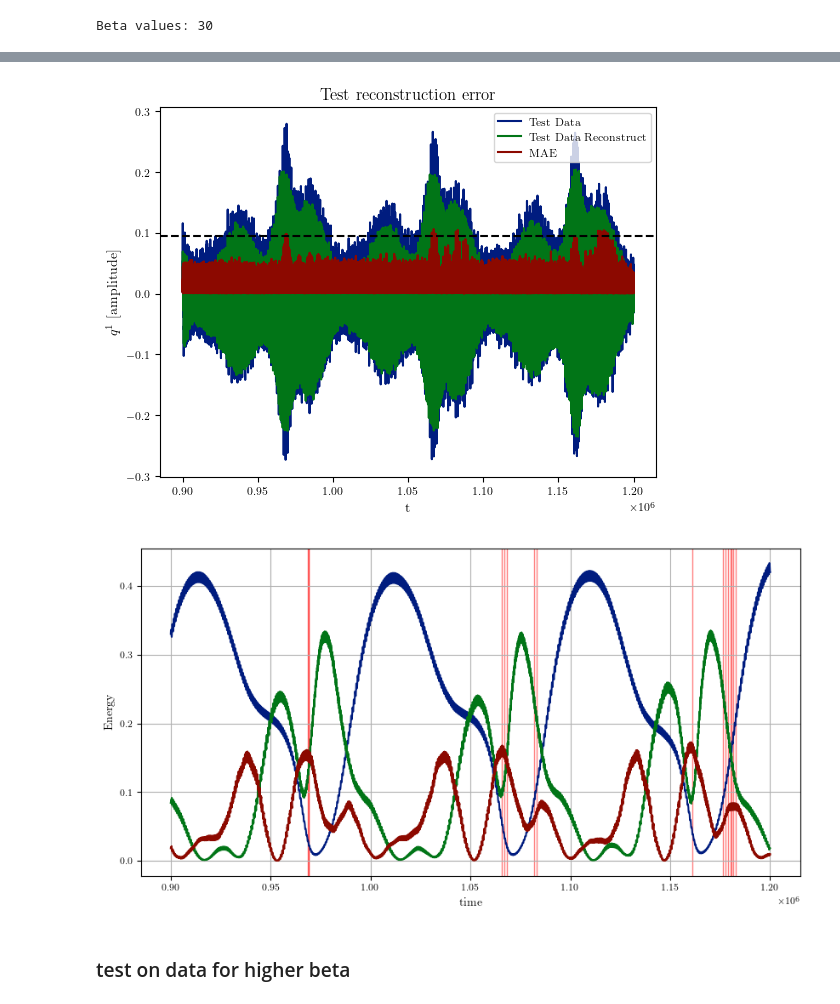
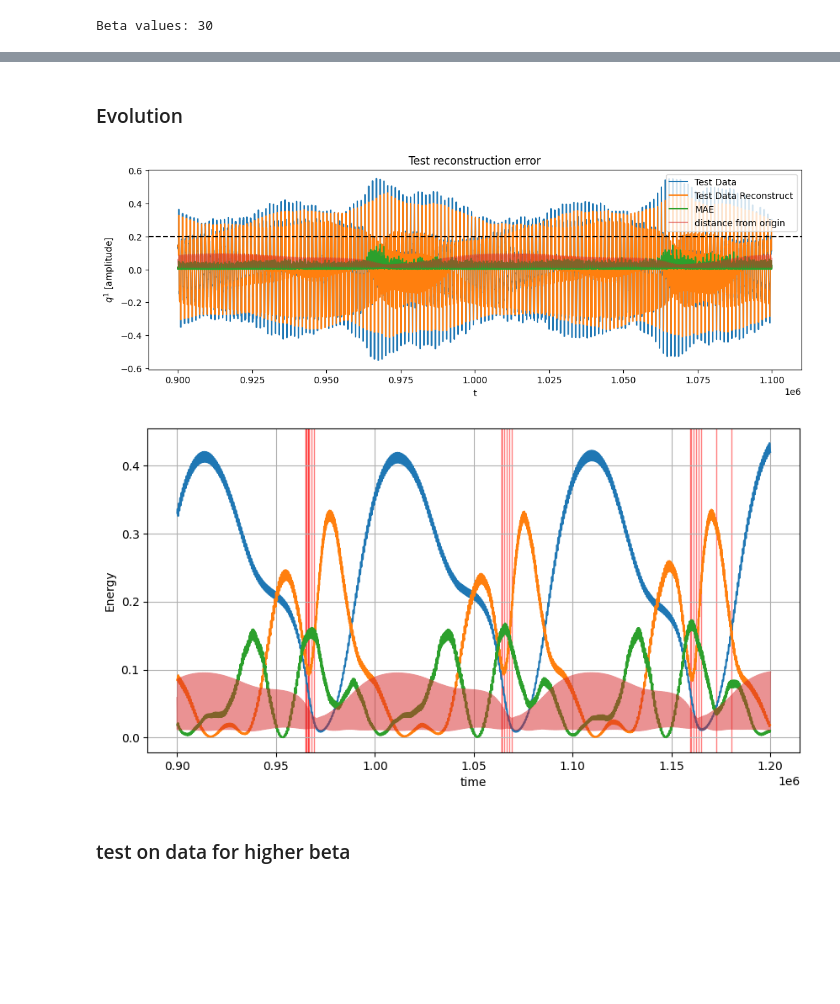
Before and after one commit to aleromualdi/FPU-Integrator, a Jupyter notebook: notebooks/04_transition_to_equipartition.ipynb, the cells around one changed output, grey strips where cells are left out. Saved outputs shown, nothing was run; the diff lists cells and outputs as text; code cells hidden in the pictures; blank space fills up the shorter version.

```diff
--- a/notebooks/04_transition_to_equipartition.ipynb
+++ b/notebooks/04_transition_to_equipartition.ipynb
@@ -94,0 +72,10 @@ Epoch 30/30
+# %%
+from src.utils import temporalize_data
+
+data_train = load_data(DATA_DIR, 0.5)
+
+timesteps = 5
+n_portion = 800000
+
+X_train_portion = data_train.data_matrix[:n_portion]
+X_train = temporalize_data(X_train_portion, timesteps)
@@ -94,0 +180,5 @@ Epoch 30/30
+# %%
+from src.models import autoencoder_model
+
+model = autoencoder_model(timesteps)
+model.fit(X_train, X_train, epochs=3, batch_size=64, verbose=True)
@@ -103,8 +208,8 @@ X_train_enc = encoder_model.predict(X_train)
 # %%
-# compute max reconstruction error on train set (times range within which no equipartition obserrved, so still in the toroid manifold)
+# compute max reconstruction error on train set (times range within which no equipartition observed, so still in the toroid manifold)
 
 X_train_pred = model.predict(X_train)
-train_mae_loss = np.mean(np.abs(X_train_pred - X), axis=1)
+train_mae_loss = np.mean(np.abs(X_train_pred - X_train), axis=1)
 
 thresholds_train = []
 for feature_idx in range(train_mae_loss.shape[1]):
@@ -113,5 +218,8 @@ for feature_idx in range(train_mae_loss.shape[1]):
     thresholds_train.append(feature_threshold)
 
 max_thresholds_train = max(thresholds_train)
-np.round(max_thresholds_train, 3), print(np.argmax(thresholds_train))
+
+idx_feature_max_err = (np.argmax(thresholds_train))
+
+print(f'Max threshold erorr train: {np.round(max_thresholds_train, 3)}, found at trajectory feature {idx_feature_max_err}')
 # %% [output]
@@ -144,5 +296,5 @@ plt.show()
 # %%
-# test on remaining portion, where at some point equipartition is observed
+# Test on remaining portion, where at some point equipartition is observed
 
 data_test = load_data(DATA_DIR, 1.6)
 time_test = data_test.time
@@ -150,9 +302,12 @@ time_test = data_test.time
 X_test_portion = data_test.data_matrix[-300000:-1]
 energy_test = data_test.energy_matrix[-300000 +6:-1]  # to account for temporalisation
 time_test = time_test[-300000 +6:-1]  # to account for temporalisation
+distances_test = data_test.dst[-300000:-1]
 
 X_test = temporalize_data(X_test_portion, 5)
 
 X_test_pred = model.predict(X_test)
 test_mae_loss = np.mean(np.abs(X_test_pred - X_test), axis=1)
+
+time_test.shape, X_test_portion.shape, distances_test.shape
 # %% [output]
@@ -160,24 +344,22 @@ test_mae_loss = np.mean(np.abs(X_test_pred - X_test), axis=1)
+# %% [markdown]
+### Evolution
 # %%
-plt.figure()
+plt.figure(figsize=(13, 4))
 
-limit = 2000000
+limit = 200000
 
-plt.plot(time_test[:limit], X_test[:limit, 0, feature_idx],label='Test Data')
-plt.plot(time_test[:limit], X_test_pred[:limit, 0, feature_idx],label='Test Data Reconstruct')
-plt.plot(time_test[:limit], test_mae_loss[:limit, feature_idx], label='MAE')
+plt.plot(time_test[:limit], X_test[:limit, 0, idx_feature_max_err],label='Test Data')
+plt.plot(time_test[:limit], X_test_pred[:limit, 0, idx_feature_max_err],label='Test Data Reconstruct')
+plt.plot(time_test[:limit], test_mae_loss[:limit, idx_feature_max_err], label='MAE')
 plt.axhline(max_thresholds_train, color='k', linestyle='--')
 
-# test_mae_loss_ = test_mae_loss[:limit, feature_idx]
-# mask = test_mae_loss_ > max_thresholds_train
-# test_mae_loss_[mask] -= max_thresholds_train
-
-# plt.plot(time_test[:limit], test_mae_loss_, label='err above threshold')
+plt.plot(time_test[:limit], distances_test[:limit] / 100, alpha=0.5, label='distance from origin')
 
 plt.xlabel('t')
 plt.ylabel('$q^{1}$ [amplitude]')
 plt.legend(loc='upper right')
 plt.title(f'Test reconstruction error')
 plt.show()
 # %% [output]
-[figure, old version]
+[figure, new version]
 # %%
@@ -205,6 +386,9 @@ ax.plot(time_test, energy_test[:,2], linewidth=1.5, label="Mode 3")
 ax.plot(time_test, energy_test[:,4], linewidth=1.5, label="Mode 5")
 # ax.scatter(times_above_threshold, [0.0] * len(times_above_threshold), color='red')
 
+limit = 299993
+ax.plot(time_test[:limit], distances_test[:limit] / 100, alpha=0.5)
+
 # ax.axvspan(1182784, 1182798, alpha=0.5, color='red')
 for r in ranges:
     ax.axvspan(r[0], r[1], alpha=0.5, color='red')
@@ -213,7 +397,7 @@ ax.set_xlabel('time')
 ax.set_ylabel('Energy')
 ax.grid()
 # %% [output]
-[figure, old version]
+[figure, new version]
 # %% [markdown]
 ### test on data for higher beta
 # %%
```
Also changed, not shown: parts of 35 cells of this notebook.
